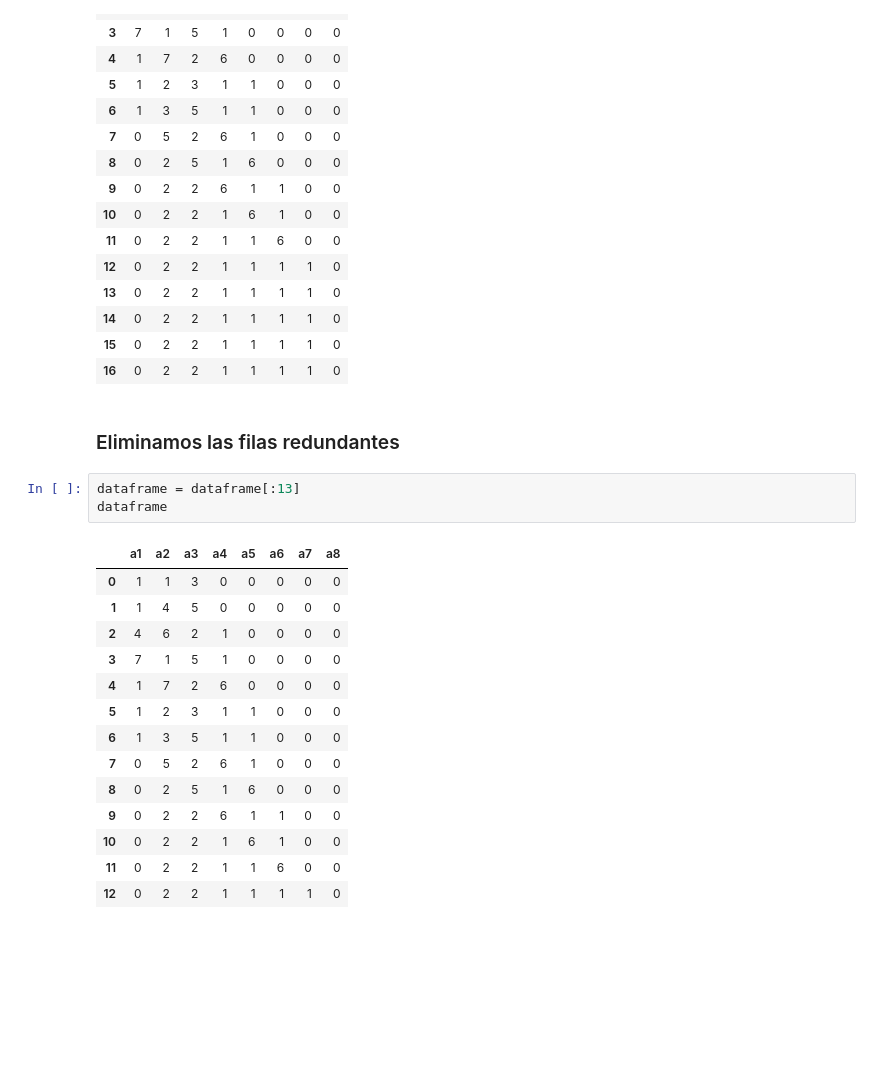
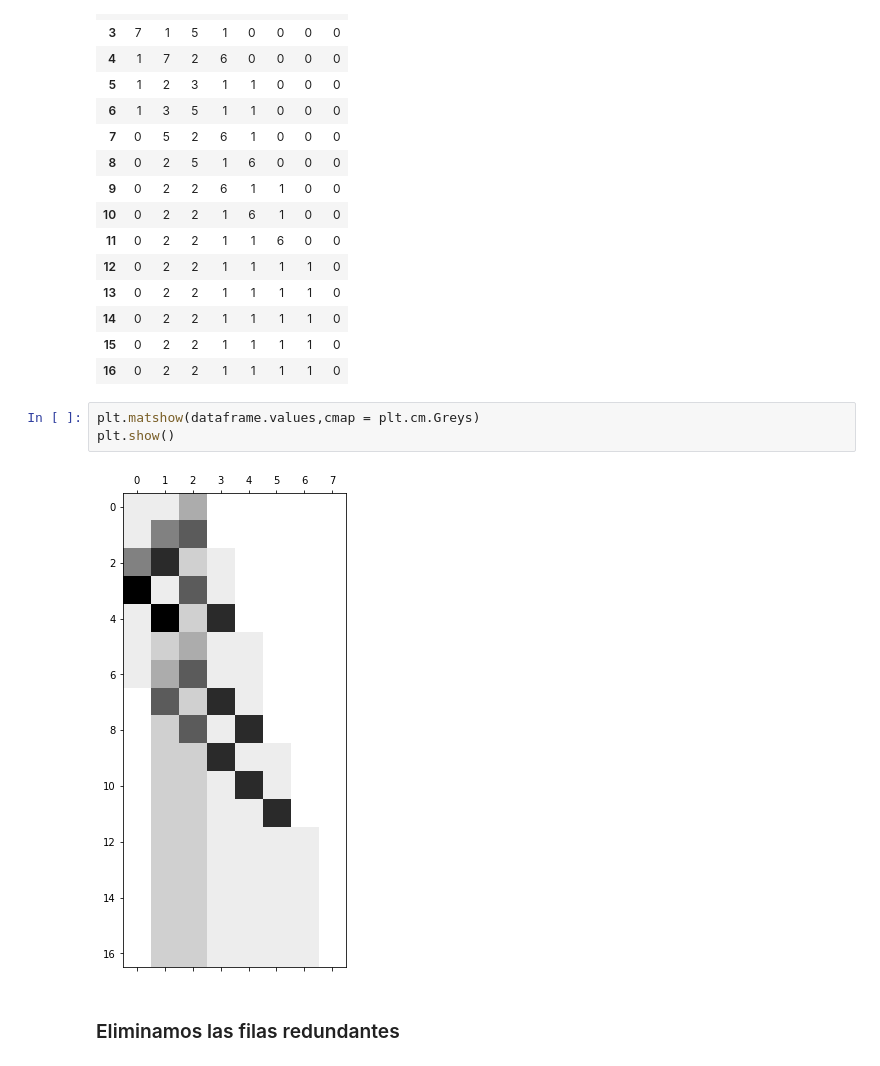
Before and after one commit to notesby/CARDALG, a Jupyter notebook: Method 2/Method2.ipynb, the cells around one changed output. Drawn from its saved outputs; the diff is of its cells as text; blank space fills up the shorter version.

```diff
--- a/Method 2/Method2.ipynb
+++ b/Method 2/Method2.ipynb
@@ -117,23 +118,10 @@ dataframe
 | 14 | 0 | 2 | 2 | 1 | 1 | 1 | 1 | 0 |
 | 15 | 0 | 2 | 2 | 1 | 1 | 1 | 1 | 0 |
 | 16 | 0 | 2 | 2 | 1 | 1 | 1 | 1 | 0 |
+# %%
+plt.matshow(dataframe.values,cmap = plt.cm.Greys)
+plt.show()
+# %% [output]
+[figure, added]
 # %% [markdown]
 ### Eliminamos las filas redundantes
-# %%
-dataframe = dataframe[:13]
-dataframe
-# %% [output]
-|  | a1 | a2 | a3 | a4 | a5 | a6 | a7 | a8 |
-| 0 | 1 | 1 | 3 | 0 | 0 | 0 | 0 | 0 |
-| 1 | 1 | 4 | 5 | 0 | 0 | 0 | 0 | 0 |
-| 2 | 4 | 6 | 2 | 1 | 0 | 0 | 0 | 0 |
-| 3 | 7 | 1 | 5 | 1 | 0 | 0 | 0 | 0 |
-| 4 | 1 | 7 | 2 | 6 | 0 | 0 | 0 | 0 |
-| 5 | 1 | 2 | 3 | 1 | 1 | 0 | 0 | 0 |
-| 6 | 1 | 3 | 5 | 1 | 1 | 0 | 0 | 0 |
-| 7 | 0 | 5 | 2 | 6 | 1 | 0 | 0 | 0 |
-| 8 | 0 | 2 | 5 | 1 | 6 | 0 | 0 | 0 |
-| 9 | 0 | 2 | 2 | 6 | 1 | 1 | 0 | 0 |
-| 10 | 0 | 2 | 2 | 1 | 6 | 1 | 0 | 0 |
-| 11 | 0 | 2 | 2 | 1 | 1 | 6 | 0 | 0 |
-| 12 | 0 | 2 | 2 | 1 | 1 | 1 | 1 | 0 |
```
Also changed, not shown: parts of 15 cells of this notebook.
